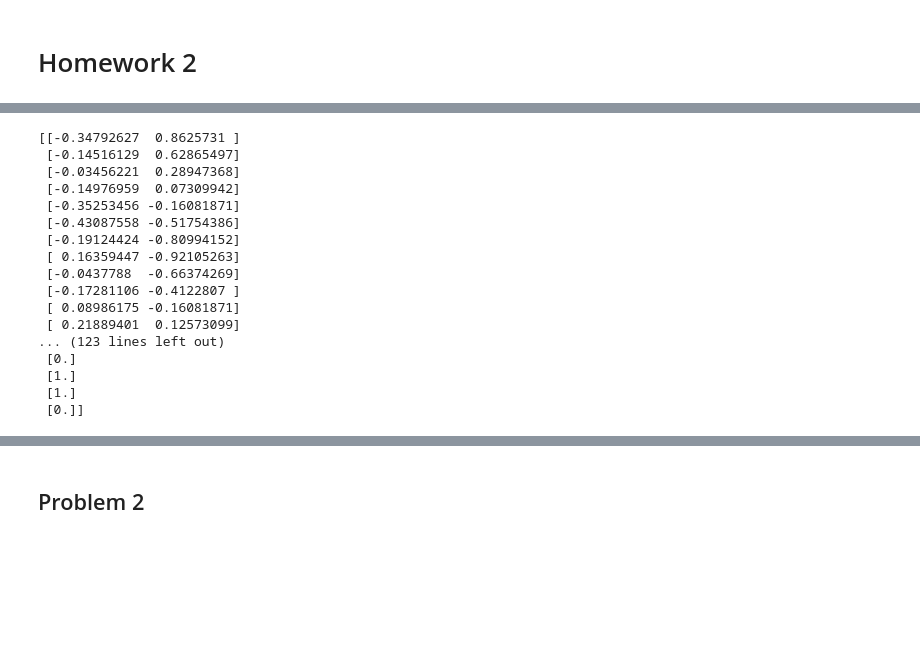
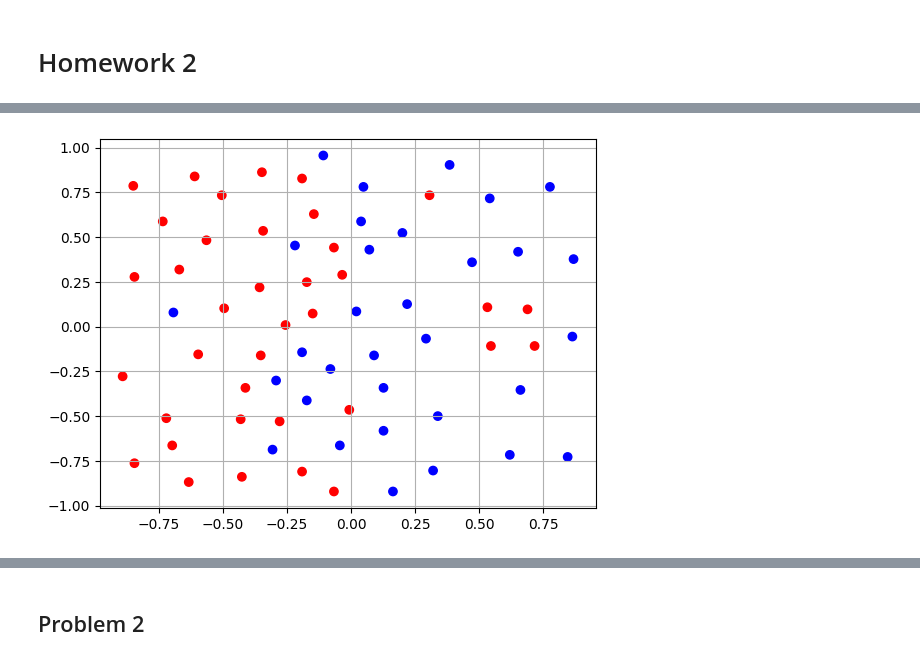
Before and after one commit to slevy14/COMP347HWS, a Jupyter notebook: ML_Homework_2.ipynb, the cells around one changed output, grey strips where cells are left out. Cells and saved outputs as stored; diff of their text form; code cells hidden in the pictures; blank space fills up the shorter version.

```diff
--- a/ML_Homework_2.ipynb
+++ b/ML_Homework_2.ipynb
@@ -17,28 +18,18 @@ Saving y.dat to y.dat
 # %%
 X_table = pd.read_table("x.dat", sep="\s+", names=["x_1", "x_2"])
 X_train = np.array(X_table)
-print(X_train)
+# print(X_train)
 Y_table = pd.read_table("y.dat", sep="\s+", names=["y"])
 Y_train = np.array(Y_table)
-print(Y_train)
+# print(Y_train)
-# %% [output]
-[[-0.34792627  0.8625731 ]
- [-0.14516129  0.62865497]
- [-0.03456221  0.28947368]
- [-0.14976959  0.07309942]
- [-0.35253456 -0.16081871]
- [-0.43087558 -0.51754386]
- [-0.19124424 -0.80994152]
- [ 0.16359447 -0.92105263]
- [-0.0437788  -0.66374269]
- [-0.17281106 -0.4122807 ]
- [ 0.08986175 -0.16081871]
- [ 0.21889401  0.12573099]
-... (123 lines left out)
- [0.]
- [1.]
- [1.]
- [0.]]
+# %%
+xrange = X_train[:, 0]
+yrange = X_train[:, 1]
+y_color = ['red' if i == 0 else 'blue' for i in Y_train]
+plt.scatter(xrange, yrange, c=y_color)
+plt.grid(axis='both')
+# %% [output]
+[figure, added]
 # %%
 def RegressionAtHome(X_train, Y_train, x_q, tau):
 
```
Also changed, not shown: parts of 2 cells of this notebook.
